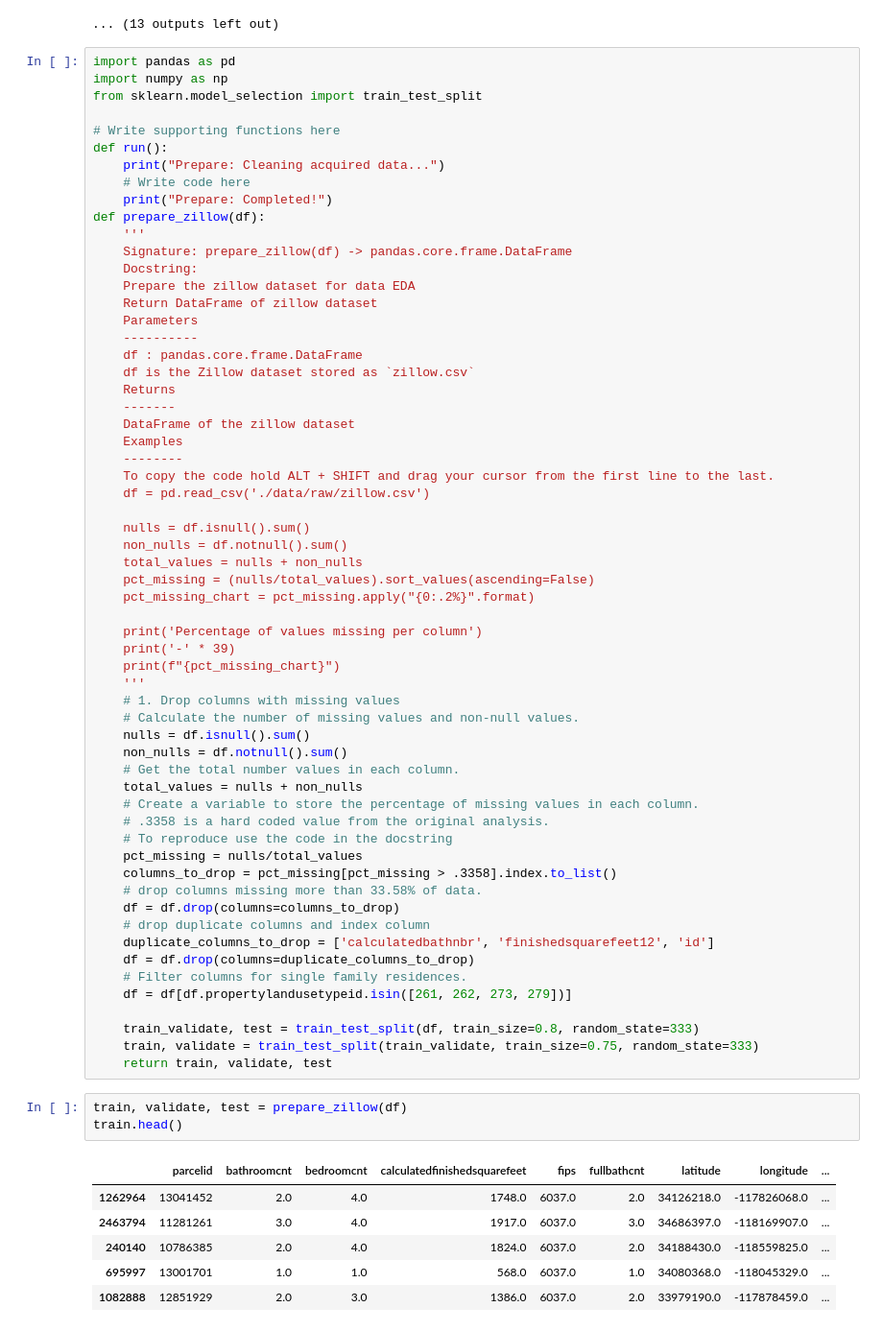
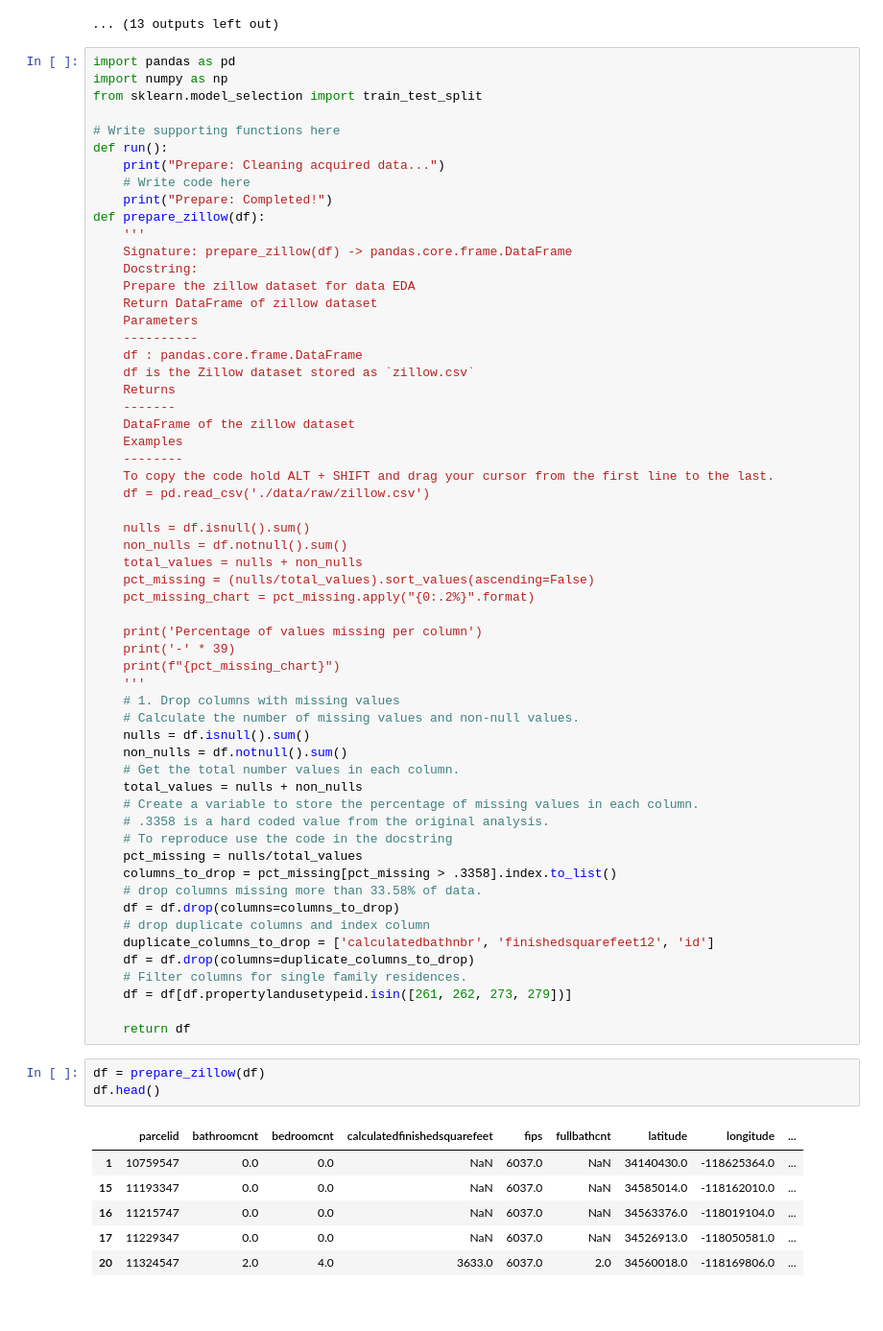
Before and after one commit to Robust-Analytics/zillow-project, a Jupyter notebook: prep-tony.ipynb, the cells around one changed output. Shown: that part at 96% size. Cells and saved outputs as stored; diff of their text form.

```diff
--- a/prep-tony.ipynb
+++ b/prep-tony.ipynb
@@ -317,17 +317,15 @@ def prepare_zillow(df):
     # Filter columns for single family residences.
     df = df[df.propertylandusetypeid.isin([261, 262, 273, 279])]
 
-    train_validate, test = train_test_split(df, train_size=0.8, random_state=333)
-    train, validate = train_test_split(train_validate, train_size=0.75, random_state=333)
-    return train, validate, test
+    return df
 # %%
-train, validate, test = prepare_zillow(df)
-train.head()
+df = prepare_zillow(df)
+df.head()
 # %% [output]
 |  | parcelid | bathroomcnt | bedroomcnt | calculatedfinishedsquarefeet | fips | fullbathcnt | latitude | longitude | ... |
-| 1262964 | 13041452 | 2.0 | 4.0 | 1748.0 | 6037.0 | 2.0 | 34126218.0 | -117826068.0 | ... |
-| 2463794 | 11281261 | 3.0 | 4.0 | 1917.0 | 6037.0 | 3.0 | 34686397.0 | -118169907.0 | ... |
-| 240140 | 10786385 | 2.0 | 4.0 | 1824.0 | 6037.0 | 2.0 | 34188430.0 | -118559825.0 | ... |
-| 695997 | 13001701 | 1.0 | 1.0 | 568.0 | 6037.0 | 1.0 | 34080368.0 | -118045329.0 | ... |
-| 1082888 | 12851929 | 2.0 | 3.0 | 1386.0 | 6037.0 | 2.0 | 33979190.0 | -117878459.0 | ... |
+| 1 | 10759547 | 0.0 | 0.0 | NaN | 6037.0 | NaN | 34140430.0 | -118625364.0 | ... |
+| 15 | 11193347 | 0.0 | 0.0 | NaN | 6037.0 | NaN | 34585014.0 | -118162010.0 | ... |
+| 16 | 11215747 | 0.0 | 0.0 | NaN | 6037.0 | NaN | 34563376.0 | -118019104.0 | ... |
+| 17 | 11229347 | 0.0 | 0.0 | NaN | 6037.0 | NaN | 34526913.0 | -118050581.0 | ... |
+| 20 | 11324547 | 2.0 | 4.0 | 3633.0 | 6037.0 | 2.0 | 34560018.0 | -118169806.0 | ... |
 5 rows × 23 columns
```
Also changed, not shown: parts of 2 cells of this notebook, 1 other file.
